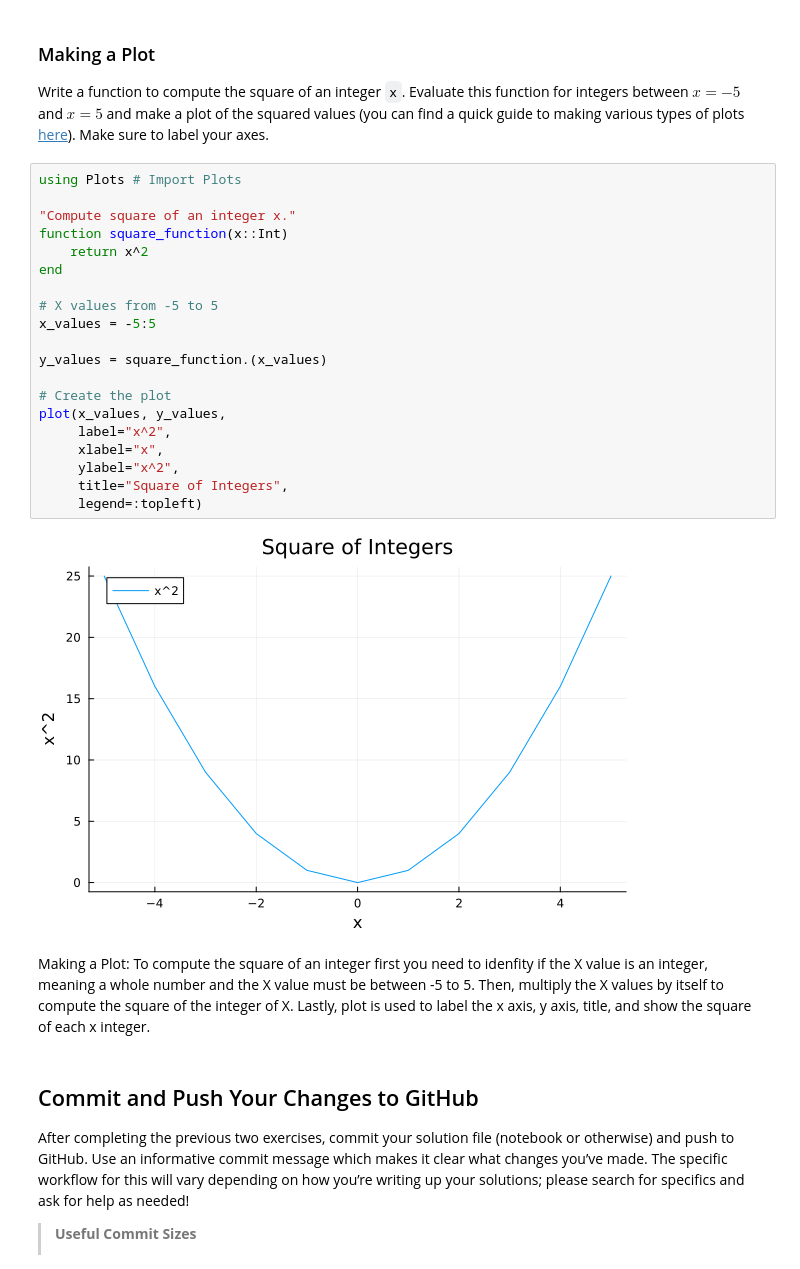
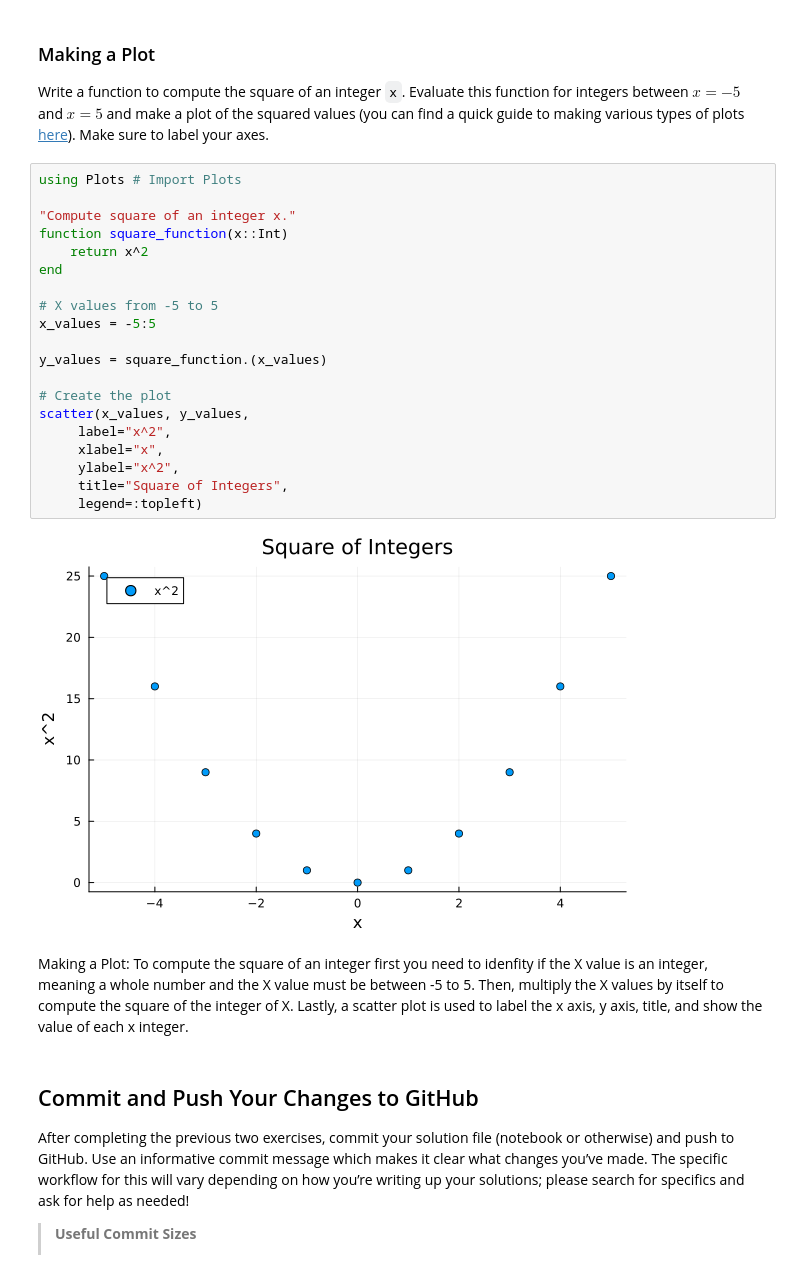
Before and after one commit to BEE4750-FA25/lab1-mai58-11, a Jupyter notebook: lab01.ipynb, the cells around one changed output. Drawn from its saved outputs; the diff is of its cells as text.

```diff
--- a/lab01.ipynb
+++ b/lab01.ipynb
@@ -283,28 +283,28 @@ Make sure to label your axes.
 # %%
 using Plots # Import Plots
 
 "Compute square of an integer x."
 function square_function(x::Int)
     return x^2
 end
 
 # X values from -5 to 5
 x_values = -5:5
 
 y_values = square_function.(x_values)
 
 # Create the plot
-plot(x_values, y_values,
+scatter(x_values, y_values,
      label="x^2",
      xlabel="x",
      ylabel="x^2",
      title="Square of Integers",
      legend=:topleft)
 # %% [output]
-[figure, old version]
+[figure, new version]
 # %% [markdown]
 Making a Plot:
-To compute the square of an integer first you need to idenfity if the X value is an integer, meaning a whole number and the X value must be between -5 to 5. Then, multiply the X values by itself to compute the square of the integer of X. Lastly, plot is used to label the x axis, y axis, title, and show the square of each x integer.
+To compute the square of an integer first you need to idenfity if the X value is an integer, meaning a whole number and the X value must be between -5 to 5. Then, multiply the X values by itself to compute the square of the integer of X. Lastly, a scatter plot is used to label the x axis, y axis, title, and show the value of each x integer.
 # %% [markdown]
 ## Commit and Push Your Changes to GitHub
 
```
